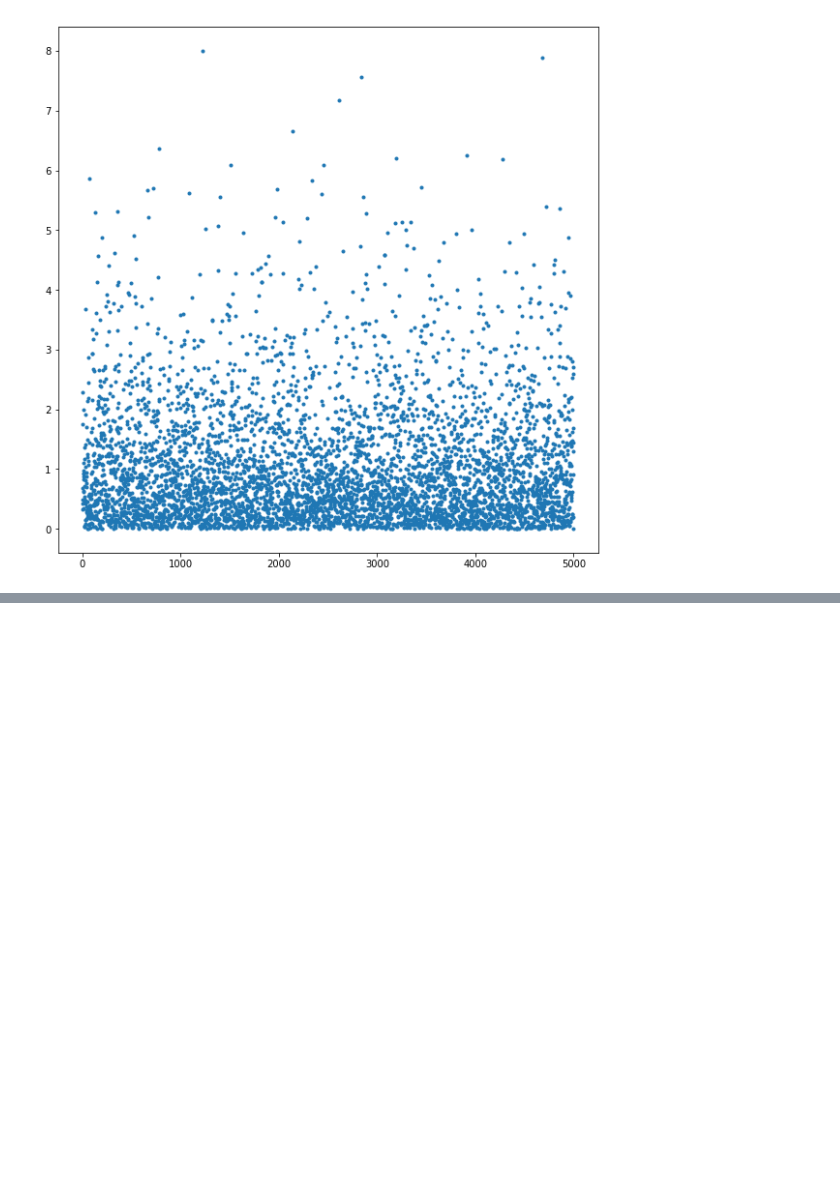
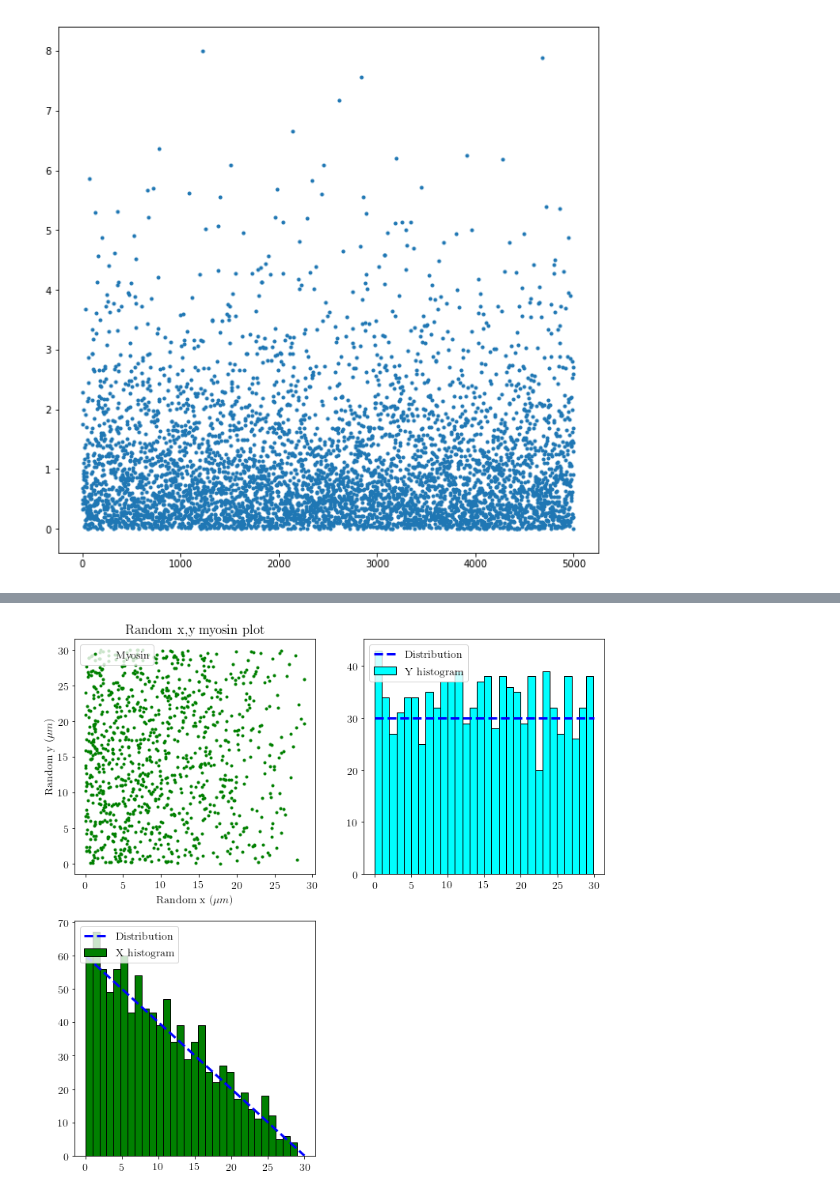
Before and after one commit to SamMachariaPhD/simulate201819, a Jupyter notebook: Gradient random surface.ipynb, the cells around one changed output, grey strips where cells are left out. Drawn from its saved outputs; the diff is of its cells as text; code cells hidden in the pictures; blank space fills up the shorter version.

```diff
--- a/Gradient random surface.ipynb
+++ b/Gradient random surface.ipynb
@@ -55,0 +88,31 @@ plt.plot(Ernd,'.')
+# %%
+import matplotlib as mpl
+mpl.rc('text', usetex=True)
+mpl.rc('font', family='serif')
+mpl.rcParams['font.size'] = 14
+
+xtrnd = np.random.triangular(0,0,30,size=1000)
+ytrnd = np.random.triangular(0,0,30,size=1000)
+plt.figure(figsize=(12,12))
+plt.axes(aspect='equal')
+
+plt.subplot(2,2,1)
+plt.plot(xtrnd,yrnd,'.',color='green',label='Myosin')
+plt.xlabel(r'Random x $(\mu m)$')
+plt.ylabel(r'Random y $(\mu m)$')
+plt.title('Random x,y myosin plot')
+plt.legend(loc='upper left')
+
+plt.subplot(2,2,2)
+plt.hist(yrnd,bins=30,alpha=1,histtype='bar',ec='black',color='cyan', label='Y histogram')
+plt.plot([0,30],[30,30],'b--',lw=3, label='Distribution')
+plt.legend(loc='upper left')
+
+plt.subplot(2,2,3)
+plt.hist(xtrnd,bins=30,alpha=1,histtype='bar',ec='black',color='green', label='X histogram')
+plt.plot([0,30],[60,0],'b--',lw=3, label='Distribution')
+plt.legend(loc='upper left')
+
+plt.savefig('triangularRnd.svg',bbox_inches='tight',format='svg',dpi=500)
+# %% [output]
+[figure, added]
```
Also changed, not shown: parts of 2 cells of this notebook, 7 other files.
